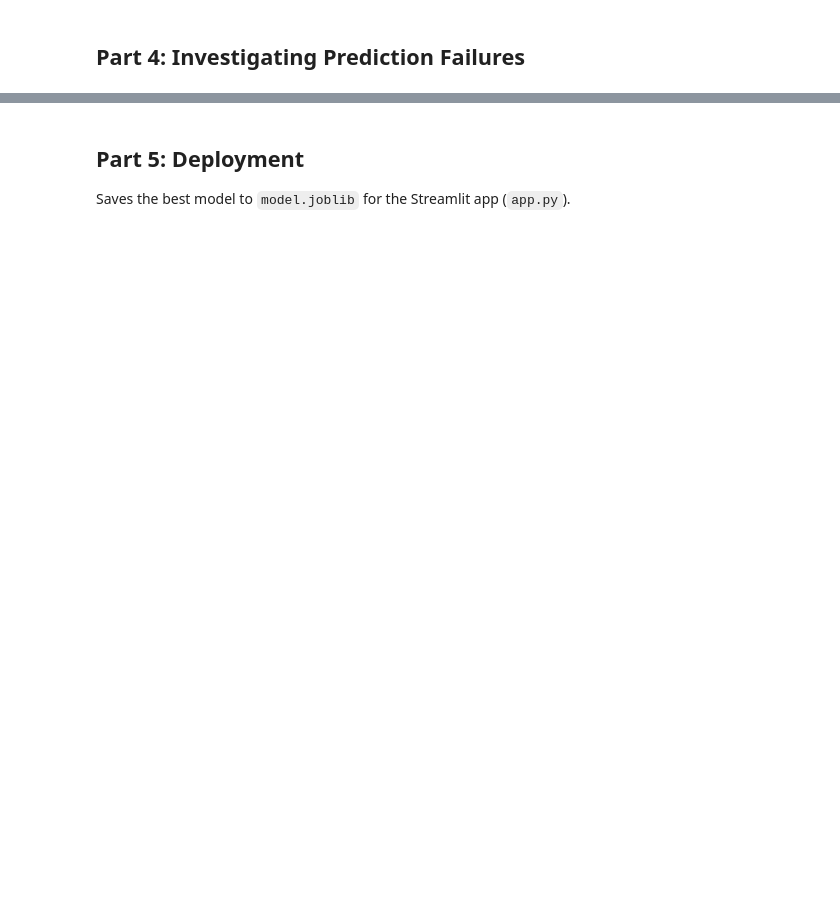
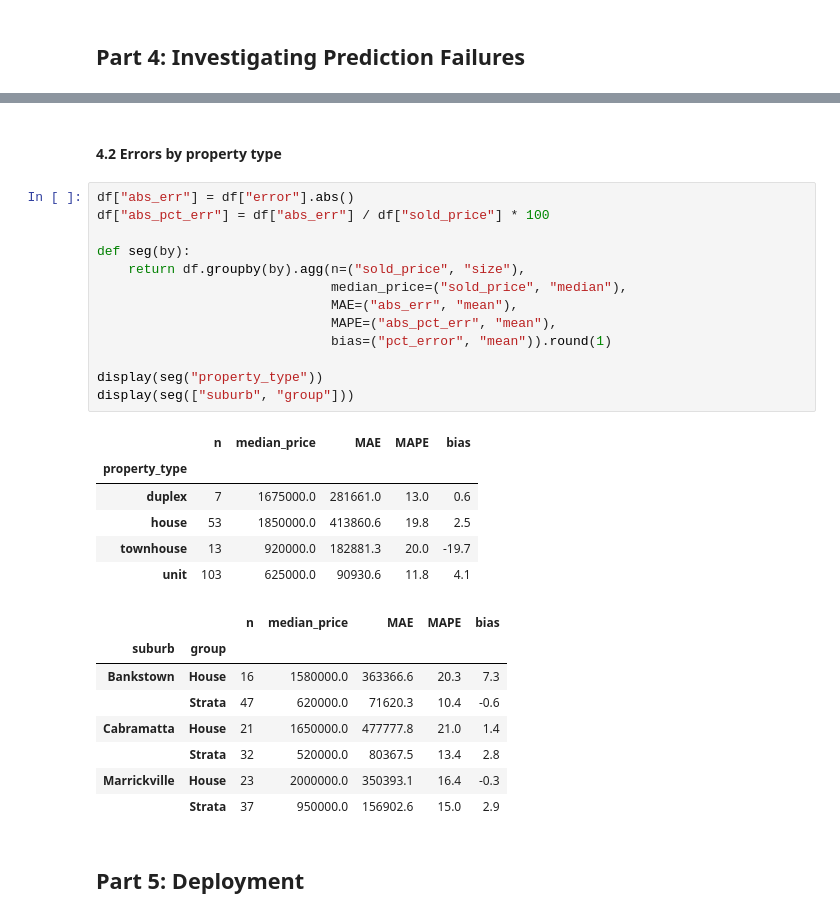
Before and after one commit to Tru0ngk1eT/sydney-housing-price-prediction, a Jupyter notebook: 8.1D.ipynb, the cells around one changed output, grey strips where cells are left out. Drawn from its saved outputs; the diff is of its cells as text; blank space fills up the shorter version.

```diff
--- a/8.1D.ipynb
+++ b/8.1D.ipynb
@@ -150,3 +217,32 @@ df.loc[df["error"].abs().sort_values(ascending=False).index[:5], cols]
+# %% [markdown]
+#### 4.2 Errors by property type
+# %%
+df["abs_err"] = df["error"].abs()
+df["abs_pct_err"] = df["abs_err"] / df["sold_price"] * 100
+
+def seg(by):
+    return df.groupby(by).agg(n=("sold_price", "size"),
+                              median_price=("sold_price", "median"),
+                              MAE=("abs_err", "mean"),
+                              MAPE=("abs_pct_err", "mean"),
+                              bias=("pct_error", "mean")).round(1)
+
+display(seg("property_type"))
+display(seg(["suburb", "group"]))
+# %% [output]
+|  | n | median_price | MAE | MAPE | bias |
+| property_type |  |  |  |  |  |
+| duplex | 7 | 1675000.0 | 281661.0 | 13.0 | 0.6 |
+| house | 53 | 1850000.0 | 413860.6 | 19.8 | 2.5 |
+| townhouse | 13 | 920000.0 | 182881.3 | 20.0 | -19.7 |
+| unit | 103 | 625000.0 | 90930.6 | 11.8 | 4.1 |
+|  |  | n | median_price | MAE | MAPE | bias |
+| suburb | group |  |  |  |  |  |
+| Bankstown | House | 16 | 1580000.0 | 363366.6 | 20.3 | 7.3 |
+|  | Strata | 47 | 620000.0 | 71620.3 | 10.4 | -0.6 |
+| Cabramatta | House | 21 | 1650000.0 | 477777.8 | 21.0 | 1.4 |
+|  | Strata | 32 | 520000.0 | 80367.5 | 13.4 | 2.8 |
+| Marrickville | House | 23 | 2000000.0 | 350393.1 | 16.4 | -0.3 |
+|  | Strata | 37 | 950000.0 | 156902.6 | 15.0 | 2.9 |
 # %% [markdown]
 ## Part 5: Deployment
-Saves the best model to `model.joblib` for the Streamlit app (`app.py`).
```
Also changed, not shown: parts of 18 cells of this notebook, 3 other files.
